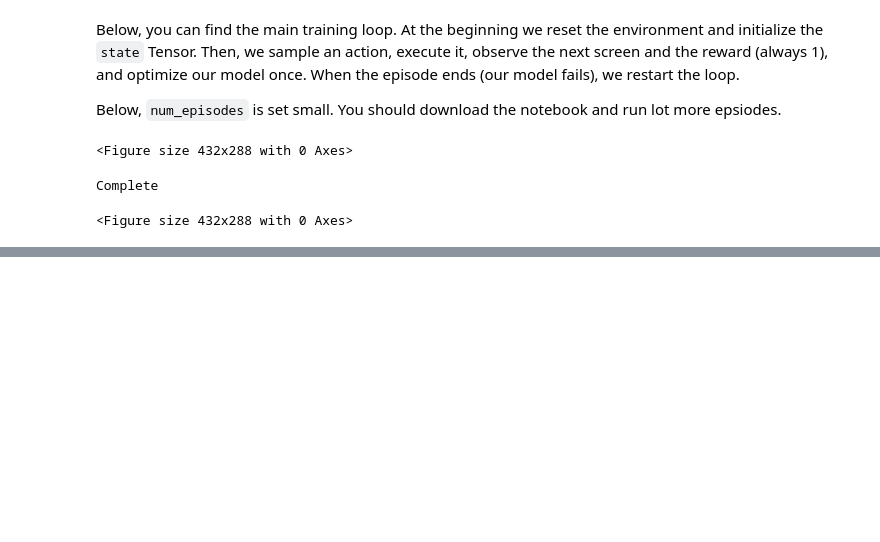
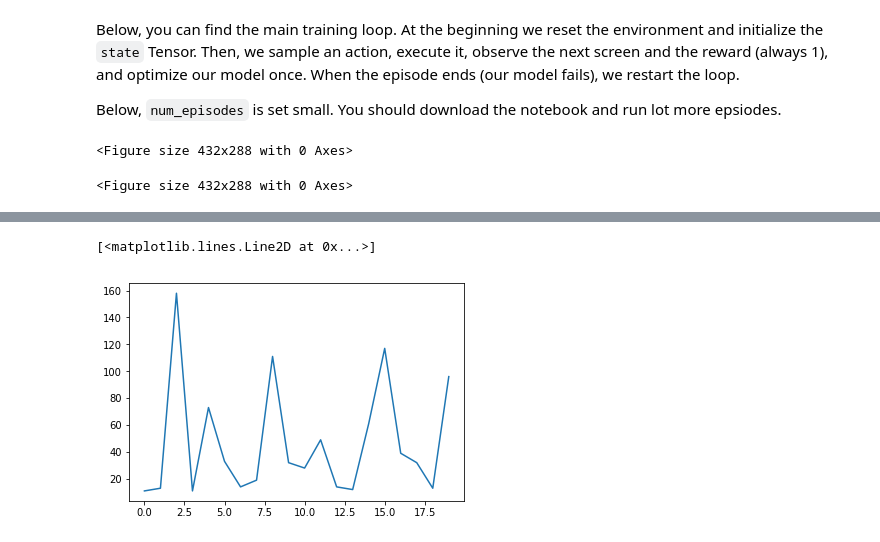
Before and after one commit to raynardj/python4ml, a Jupyter notebook: experiments/rl/dqn_pytorch_intro.ipynb, the cells around one changed output, grey strips where cells are left out. Saved outputs shown, nothing was run; the diff lists cells and outputs as text; code cells hidden in the pictures; blank space fills up the shorter version.

Commit message:
plot inference code by the end

```diff
--- a/experiments/rl/dqn_pytorch_intro.ipynb
+++ b/experiments/rl/dqn_pytorch_intro.ipynb
@@ -444,6 +450,7 @@ the notebook and run lot more epsiodes.
 # %%
-num_episodes = 50
-for i_episode in range(num_episodes):
+num_episodes = 500
+tq = tqdm(range(num_episodes))
+for i_episode in tq:
     # Initialize the environment and state
     env.reset()
     last_screen = get_screen()
@@ -473,18 +480,46 @@ for i_episode in range(num_episodes):
         optimize_model()
         if done:
             episode_durations.append(t + 1)
-            plot_durations()
+
             break
     # Update the target network
     if i_episode % TARGET_UPDATE == 0:
         target_net.load_state_dict(policy_net.state_dict())
 
+    tq.set_postfix(**{"reward":reward.mean().item(),"duration":int(t+1)})
+
 print('Complete')
 env.render()
 env.close()
+plot_durations()
 plt.ioff()
 plt.show()
 # %% [output]
 <Figure size 432x288 with 0 Axes>
-Complete
+<Figure size 432x288 with 0 Axes>
-<Figure size 432x288 with 0 Axes>
+# %%
+policy_net.eval()
+test_runs = 20
+tq = tqdm(range(test_runs))
+testrun_len = []
+for i_episode in tq:
+    env.reset()
+    last_screen = get_screen()
+    current_screen = get_screen()
+    state = current_screen - last_screen
+
+    for t in count():
+        action = policy_net(state).max(dim=1)[1].view(1,1)
+
+        last_screen = current_screen
+        current_screen = get_screen()
+        state = current_screen - last_screen
+
+        _, reward , done, _ = env.step(action.item())
+        if done:
+            testrun_len.append(t)
+            break
+        else:
+            tq.set_postfix(**{"dur_now":t+1})
+plt.plot(testrun_len)
+# %% [output]
@@ -490,0 +527,2 @@ Complete
+[<matplotlib.lines.Line2D at 0x...>]
+[figure, added]
```
Also changed, not shown: parts of 8 cells of this notebook.
